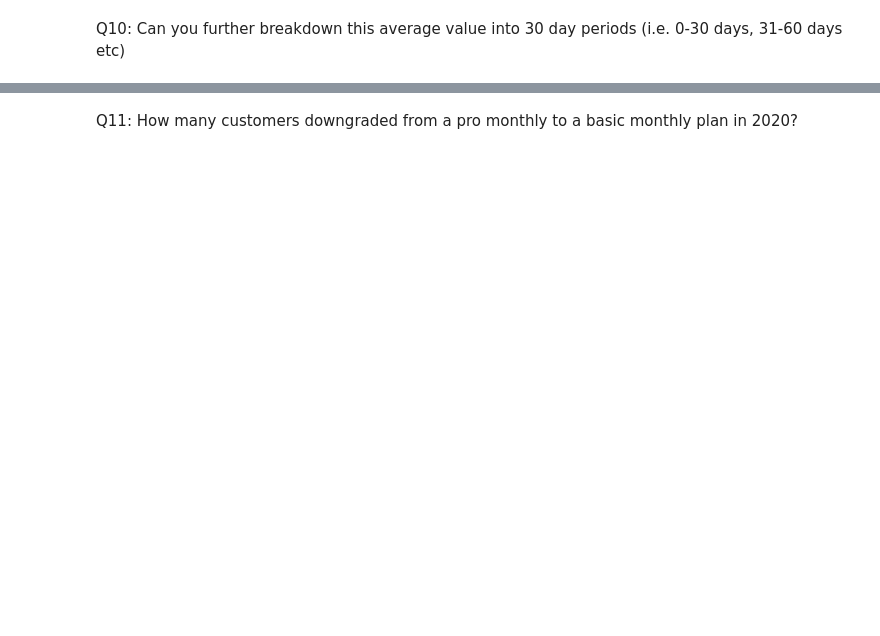
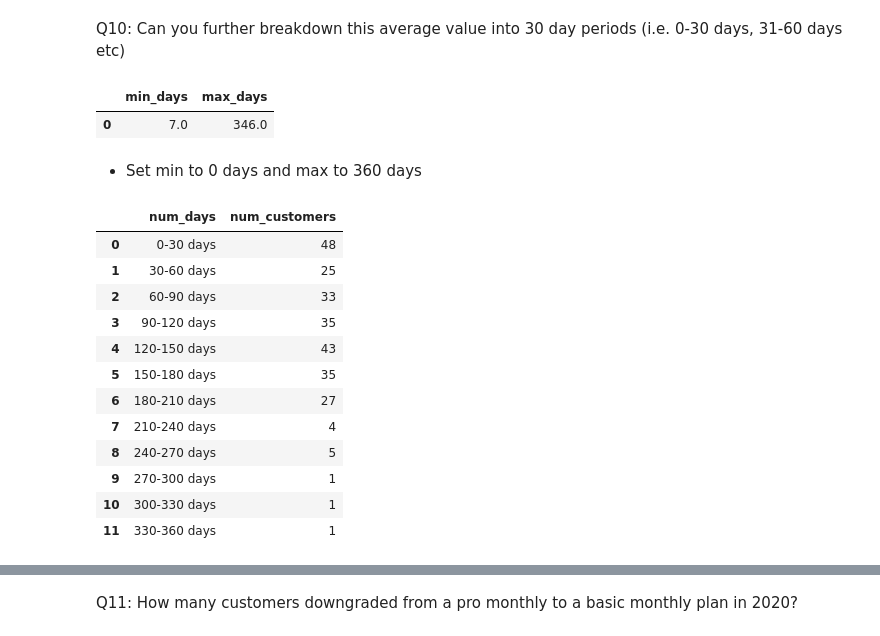
Before and after one commit to 20100215/8_Week_SQL_Challenge, a Jupyter notebook: Week 3 (Foodie-Fi)/week3.ipynb, the cells around one changed output, grey strips where cells are left out. Cells and saved outputs as stored; diff of their text form; code cells hidden in the pictures; blank space fills up the shorter version.

```diff
--- a/Week 3 (Foodie-Fi)/week3.ipynb
+++ b/Week 3 (Foodie-Fi)/week3.ipynb
@@ -337,2 +446,79 @@ Q9: How many days on average does it take for a customer to an annual plan from
 # %% [markdown]
 Q10: Can you further breakdown this average value into 30 day periods (i.e. 0-30 days, 31-60 days etc)
+# %%
+# Determine minimum and maximum days
+query('''
+    WITH p0_dates AS (
+        SELECT customer_id, start_date
+        FROM subscriptions
+        WHERE plan_id = 0
+    ),
+    p3_dates AS (
+        SELECT customer_id, start_date
+        FROM subscriptions
+        WHERE plan_id = 3
+    )
+    SELECT
+     ROUND(
+        MIN(
+            julianday(p3.start_date) - julianday(p0.start_date)
+        ),2) AS min_days,
+     ROUND(
+        MAX(
+            julianday(p3.start_date) - julianday(p0.start_date)
+        ),2) AS max_days
+    FROM p0_dates p0
+    JOIN p3_dates p3
+    ON p0.customer_id = p3.customer_id;
+''')
+# %% [output]
+|  | min_days | max_days |
+| 0 | 7.0 | 346.0 |
+# %% [markdown]
+- Set min to 0 days and max to 360 days
+# %%
+q10_df = query('''
+    WITH RECURSIVE days_series(min_days) AS (
+        SELECT 0
+        UNION ALL
+        SELECT min_days+30 FROM days_series
+        WHERE min_days+30<=330
+    ),
+    p0_dates AS (
+        SELECT customer_id, start_date
+        FROM subscriptions
+        WHERE plan_id = 0
+    ),
+    p3_dates AS (
+        SELECT customer_id, start_date
+        FROM subscriptions
+        WHERE plan_id = 3
+    )
+    SELECT
+        min_days || '-' || (min_days+30) || ' days' AS num_days,
+        COUNT(
+            CASE WHEN julianday(p3.start_date) - julianday(p0.start_date) >= min_days
+                  AND julianday(p3.start_date) - julianday(p0.start_date) <  min_days+30
+            THEN 1 ELSE NULL END
+        ) AS num_customers
+    FROM days_series, p0_dates p0
+    JOIN p3_dates p3
+    ON p0.customer_id = p3.customer_id
+    GROUP BY num_days
+    ORDER BY min_days
+''')
+q10_df
+# %% [output]
+|  | num_days | num_customers |
+| 0 | 0-30 days | 48 |
+| 1 | 30-60 days | 25 |
+| 2 | 60-90 days | 33 |
+| 3 | 90-120 days | 35 |
+| 4 | 120-150 days | 43 |
+| 5 | 150-180 days | 35 |
+| 6 | 180-210 days | 27 |
+| 7 | 210-240 days | 4 |
+| 8 | 240-270 days | 5 |
+| 9 | 270-300 days | 1 |
+| 10 | 300-330 days | 1 |
+| 11 | 330-360 days | 1 |
```
Also changed, not shown: parts of 10 cells of this notebook.
